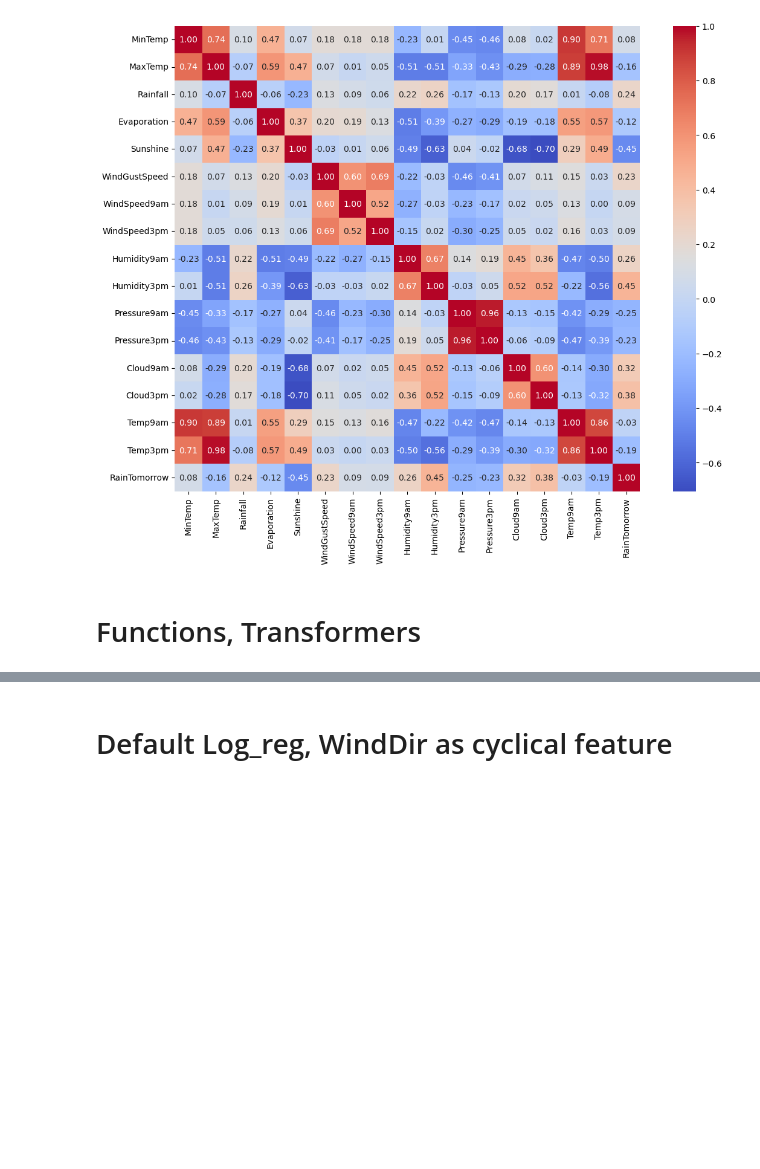
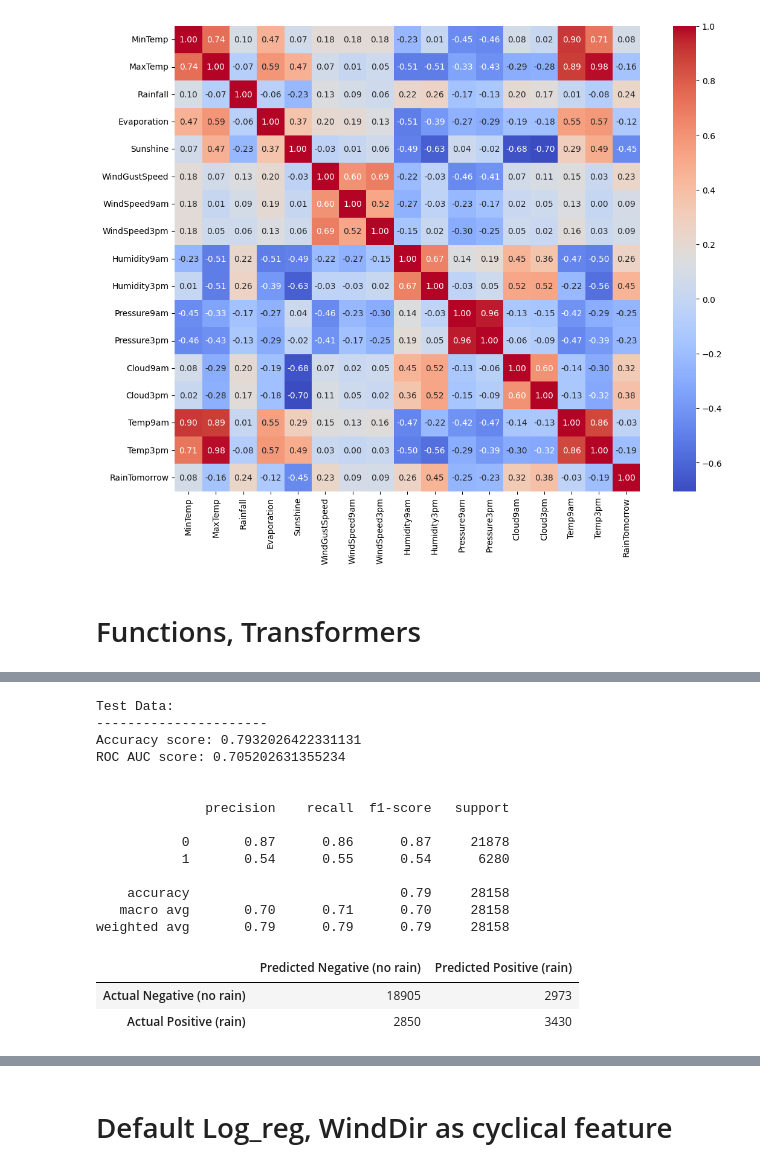
Before and after one commit to TomaszWasilewski/Predict-rain-in-Australia, a Jupyter notebook: rain_in_australia.ipynb, the cells around one changed output, grey strips where cells are left out. Drawn from its saved outputs; the diff is of its cells as text; code cells hidden in the pictures; blank space fills up the shorter version.

```diff
--- a/rain_in_australia.ipynb
+++ b/rain_in_australia.ipynb
@@ -506,0 +619,22 @@ weighted avg       0.84      0.85      0.84    112629
+# %%
+test_metrics, train_metrics, pipeline = split_and_train_model(simple_preprocessor, DecisionTreeClassifier())
+# %%
+create_metrics_dataframe(*test_metrics, 'Test')
+# %% [output]
+Test Data:
+----------------------
+Accuracy score: 0.7932026422331131
+ROC AUC score: 0.705202631355234
+
+
+              precision    recall  f1-score   support
+
+           0       0.87      0.86      0.87     21878
+           1       0.54      0.55      0.54      6280
+
+    accuracy                           0.79     28158
+   macro avg       0.70      0.71      0.70     28158
+weighted avg       0.79      0.79      0.79     28158
+|  | Predicted Negative (no rain) | Predicted Positive (rain) |
+| Actual Negative (no rain) | 18905 | 2973 |
+| Actual Positive (rain) | 2850 | 3430 |
```
Also changed, not shown: parts of 115 cells of this notebook.
